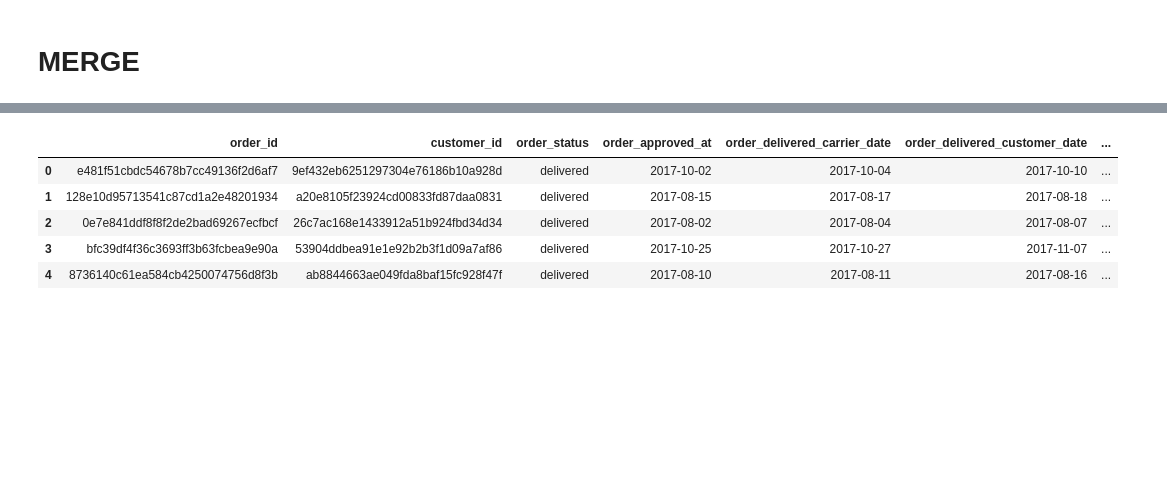
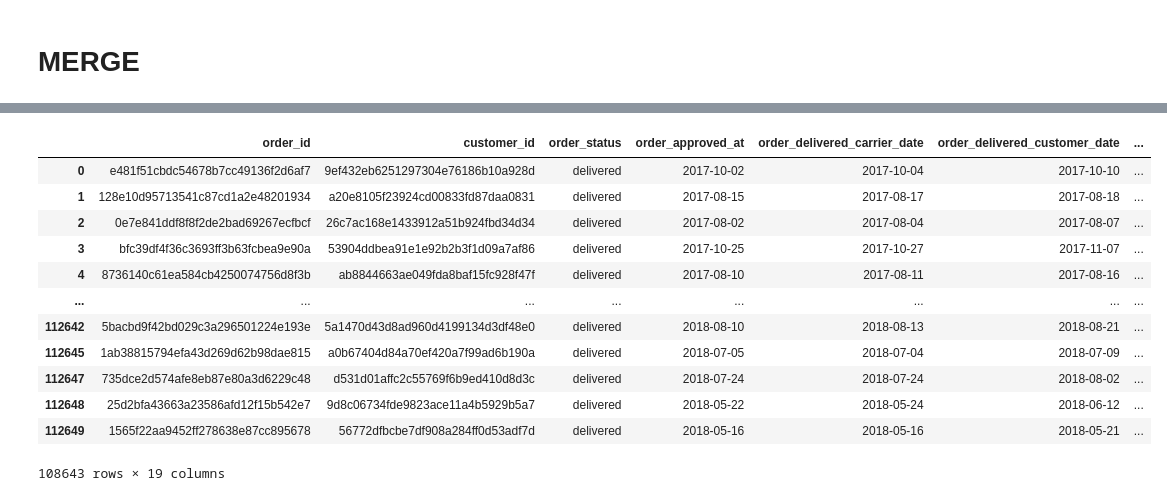
Before and after one commit to ta-data-lis/lab-tableau, a Jupyter notebook: E-Commerce-Brazil.ipynb, the cells around one changed output, grey strips where cells are left out. Saved outputs shown, nothing was run; the diff lists cells and outputs as text; code cells hidden in the pictures; blank space fills up the shorter version.

```diff
--- a/E-Commerce-Brazil.ipynb
+++ b/E-Commerce-Brazil.ipynb
@@ -319,11 +323,18 @@ general_check(final)
   'customer_city': 0,
   'customer_state': 0}}
 # %%
-final.head()
+final
 # %% [output]
 |  | order_id | customer_id | order_status | order_approved_at | order_delivered_carrier_date | order_delivered_customer_date | ... |
 | 0 | e481f51cbdc54678b7cc49136f2d6af7 | 9ef432eb6251297304e76186b10a928d | delivered | 2017-10-02 | 2017-10-04 | 2017-10-10 | ... |
 | 1 | 128e10d95713541c87cd1a2e48201934 | a20e8105f23924cd00833fd87daa0831 | delivered | 2017-08-15 | 2017-08-17 | 2017-08-18 | ... |
 | 2 | 0e7e841ddf8f8f2de2bad69267ecfbcf | 26c7ac168e1433912a51b924fbd34d34 | delivered | 2017-08-02 | 2017-08-04 | 2017-08-07 | ... |
 | 3 | bfc39df4f36c3693ff3b63fcbea9e90a | 53904ddbea91e1e92b2b3f1d09a7af86 | delivered | 2017-10-25 | 2017-10-27 | 2017-11-07 | ... |
 | 4 | 8736140c61ea584cb4250074756d8f3b | ab8844663ae049fda8baf15fc928f47f | delivered | 2017-08-10 | 2017-08-11 | 2017-08-16 | ... |
+| ... | ... | ... | ... | ... | ... | ... | ... |
+| 112642 | 5bacbd9f42bd029c3a296501224e193e | 5a1470d43d8ad960d4199134d3df48e0 | delivered | 2018-08-10 | 2018-08-13 | 2018-08-21 | ... |
+| 112645 | 1ab38815794efa43d269d62b98dae815 | a0b67404d84a70ef420a7f99ad6b190a | delivered | 2018-07-05 | 2018-07-04 | 2018-07-09 | ... |
+| 112647 | 735dce2d574afe8eb87e80a3d6229c48 | d531d01affc2c55769f6b9ed410d8d3c | delivered | 2018-07-24 | 2018-07-24 | 2018-08-02 | ... |
+| 112648 | 25d2bfa43663a23586afd12f15b542e7 | 9d8c06734fde9823ace11a4b5929b5a7 | delivered | 2018-05-22 | 2018-05-24 | 2018-06-12 | ... |
+| 112649 | 1565f22aa9452ff278638e87cc895678 | 56772dfbcbe7df908a284ff0d53adf7d | delivered | 2018-05-16 | 2018-05-16 | 2018-05-21 | ... |
+108643 rows × 19 columns
```
Also changed, not shown: parts of 12 cells of this notebook, 2 other files.
